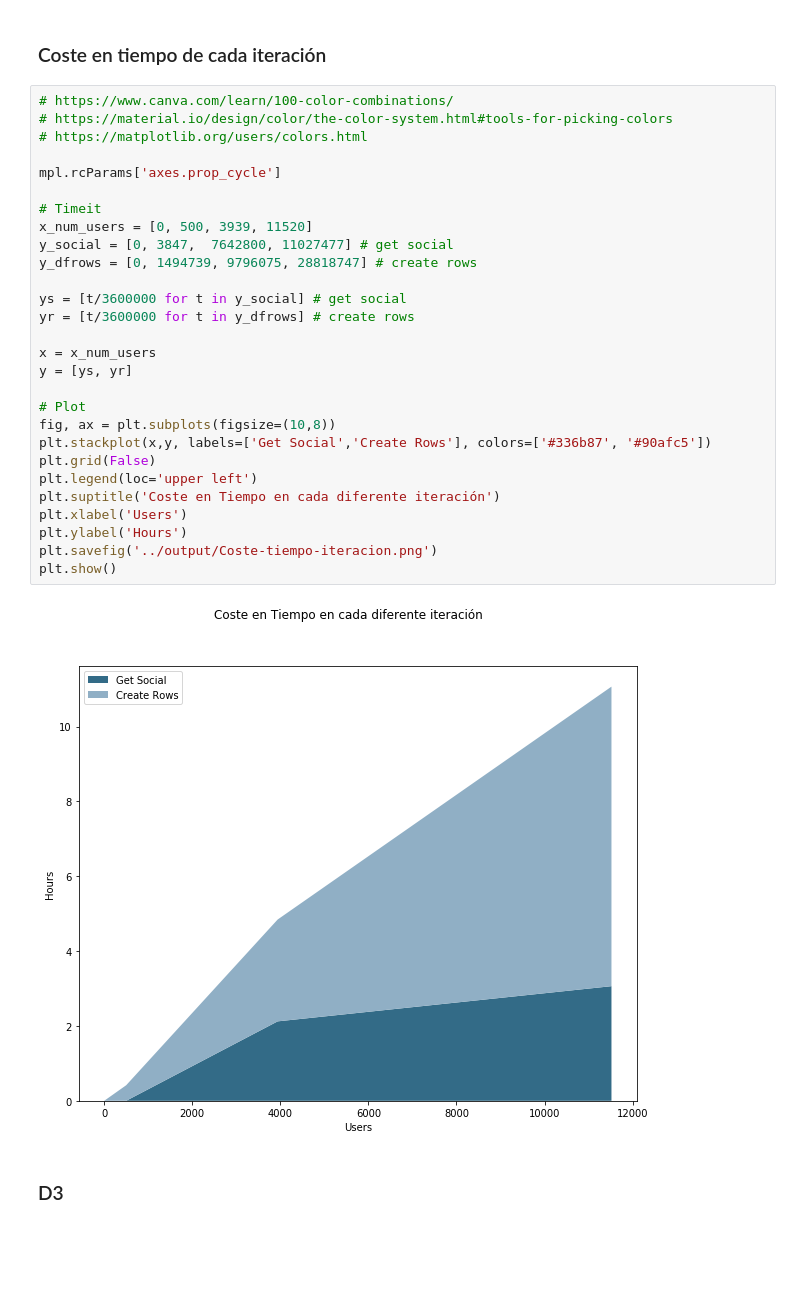
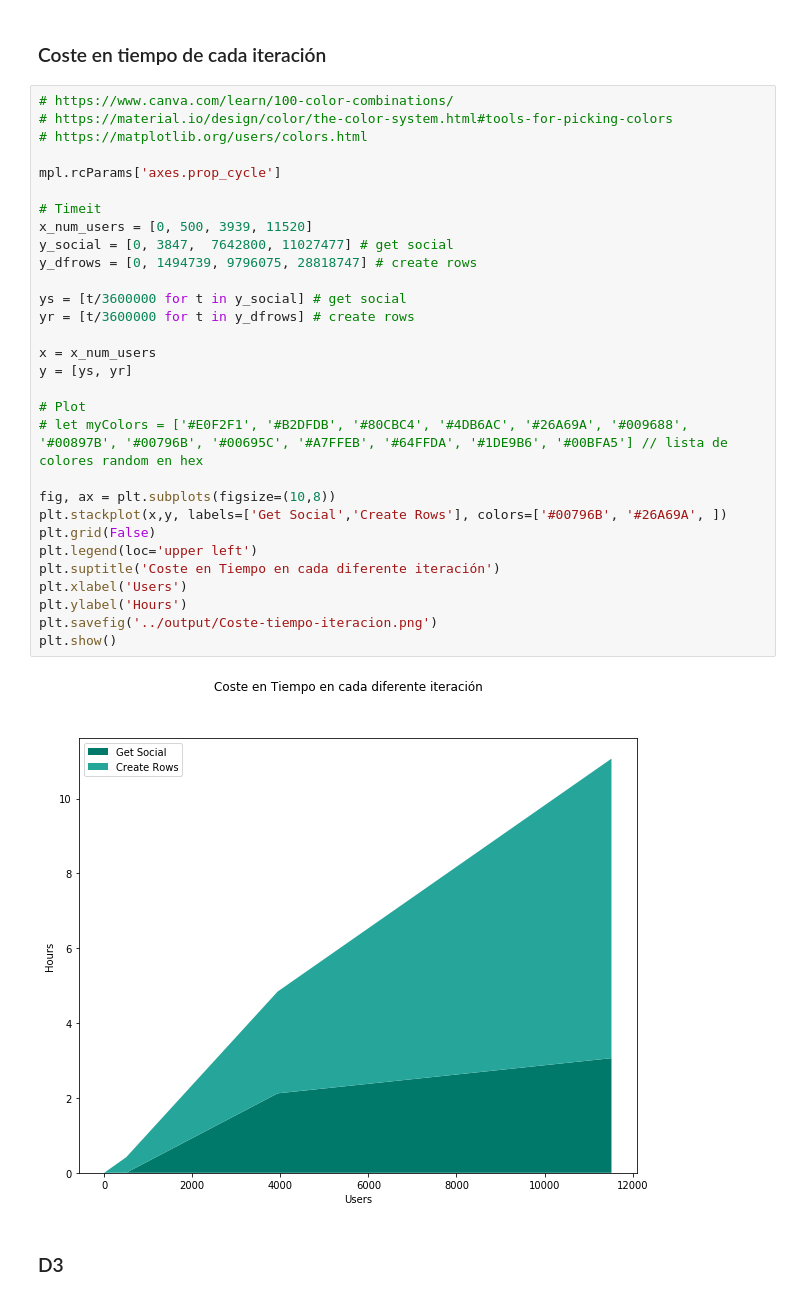
Before and after one commit to albertogcmr/final-project-codewars-ih, a Jupyter notebook: source/Representación de datos.ipynb, the cells around one changed output. Saved outputs shown, nothing was run; the diff lists cells and outputs as text; blank space fills up the shorter version.

```diff
--- a/source/Representación de datos.ipynb
+++ b/source/Representación de datos.ipynb
@@ -23,33 +23,35 @@ from funciones_files import ask_tags_comma_separated, ask_user_and_grade, save_s
 # %%
 # https://www.canva.com/learn/100-color-combinations/
 # https://material.io/design/color/the-color-system.html#tools-for-picking-colors
 # https://matplotlib.org/users/colors.html
 
 mpl.rcParams['axes.prop_cycle']
 
 # Timeit
 x_num_users = [0, 500, 3939, 11520]
 y_social = [0, 3847,  7642800, 11027477] # get social
 y_dfrows = [0, 1494739, 9796075, 28818747] # create rows
 
 ys = [t/3600000 for t in y_social] # get social
 yr = [t/3600000 for t in y_dfrows] # create rows
 
 x = x_num_users
 y = [ys, yr]
 
 # Plot
+# let myColors = ['#E0F2F1', '#B2DFDB', '#80CBC4', '#4DB6AC', '#26A69A', '#009688', '#00897B', '#00796B', '#00695C', '#A7FFEB', '#64FFDA', '#1DE9B6', '#00BFA5'] // lista de colores random en hex
+
 fig, ax = plt.subplots(figsize=(10,8))
-plt.stackplot(x,y, labels=['Get Social','Create Rows'], colors=['#336b87', '#90afc5'])
+plt.stackplot(x,y, labels=['Get Social','Create Rows'], colors=['#00796B', '#26A69A', ])
 plt.grid(False)
 plt.legend(loc='upper left')
 plt.suptitle('Coste en Tiempo en cada diferente iteración')
 plt.xlabel('Users')
 plt.ylabel('Hours')
 plt.savefig('../output/Coste-tiempo-iteracion.png')
 plt.show()
 # %% [output]
-[figure, old version]
+[figure, new version]
 # %% [markdown]
 ### D3
 # %%
```
Also changed, not shown: parts of 6 cells of this notebook, 9 other files.
